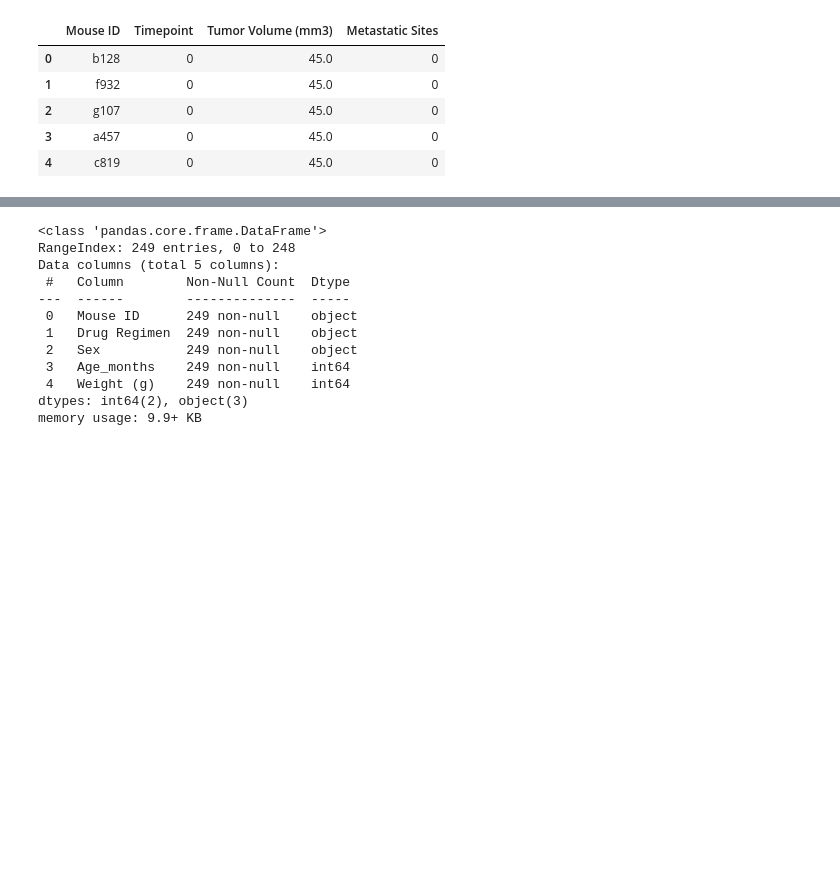
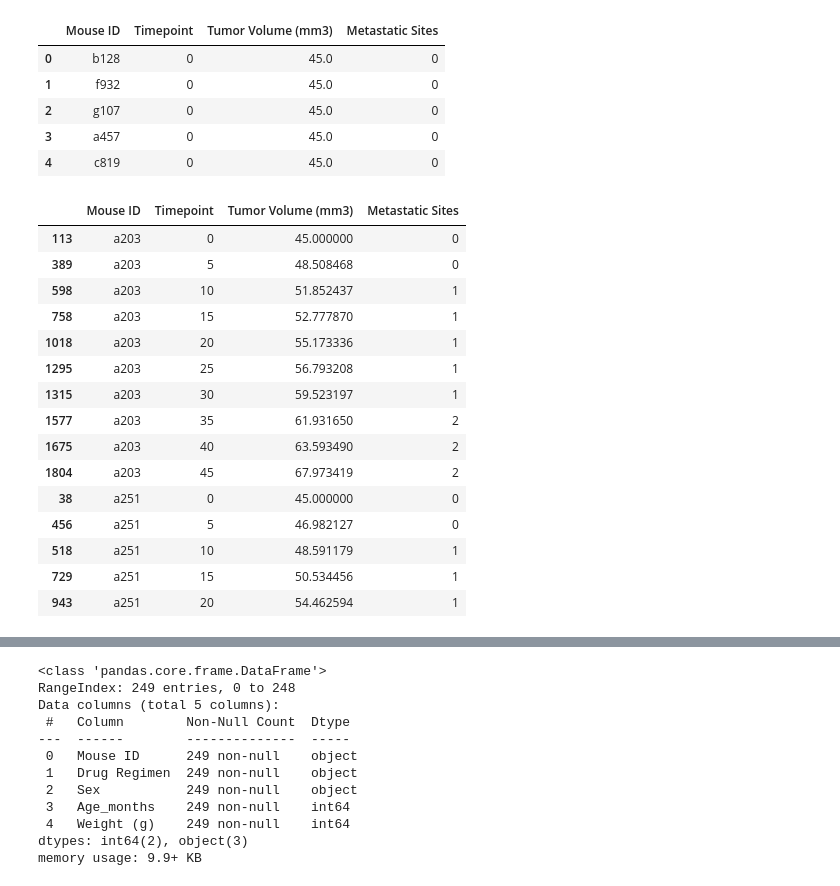
Before and after one commit to asundquistdavis/MatPlotLib-Challenge, a Jupyter notebook: PyMaceuticals/Pymaceuticals.ipynb, the cells around one changed output, grey strips where cells are left out. Drawn from its saved outputs; the diff is of its cells as text; code cells hidden in the pictures; blank space fills up the shorter version.

```diff
--- a/PyMaceuticals/main.ipynb
+++ b/PyMaceuticals/Pymaceuticals.ipynb
@@ -32,3 +37,23 @@ study_df.head()
 | 2 | g107 | 0 | 45.0 | 0 |
 | 3 | a457 | 0 | 45.0 | 0 |
 | 4 | c819 | 0 | 45.0 | 0 |
+# %%
+# Sort values in study df by ID then timepoint to show how timepoints are used for same mouse
+study_df.sort_values(['Mouse ID', 'Timepoint']).head(15)
+# %% [output]
+|  | Mouse ID | Timepoint | Tumor Volume (mm3) | Metastatic Sites |
+| 113 | a203 | 0 | 45.000000 | 0 |
+| 389 | a203 | 5 | 48.508468 | 0 |
+| 598 | a203 | 10 | 51.852437 | 1 |
+| 758 | a203 | 15 | 52.777870 | 1 |
+| 1018 | a203 | 20 | 55.173336 | 1 |
+| 1295 | a203 | 25 | 56.793208 | 1 |
+| 1315 | a203 | 30 | 59.523197 | 1 |
+| 1577 | a203 | 35 | 61.931650 | 2 |
+| 1675 | a203 | 40 | 63.593490 | 2 |
+| 1804 | a203 | 45 | 67.973419 | 2 |
+| 38 | a251 | 0 | 45.000000 | 0 |
+| 456 | a251 | 5 | 46.982127 | 0 |
+| 518 | a251 | 10 | 48.591179 | 1 |
+| 729 | a251 | 15 | 50.534456 | 1 |
+| 943 | a251 | 20 | 54.462594 | 1 |
```
Also changed, not shown: parts of 21 cells of this notebook.
